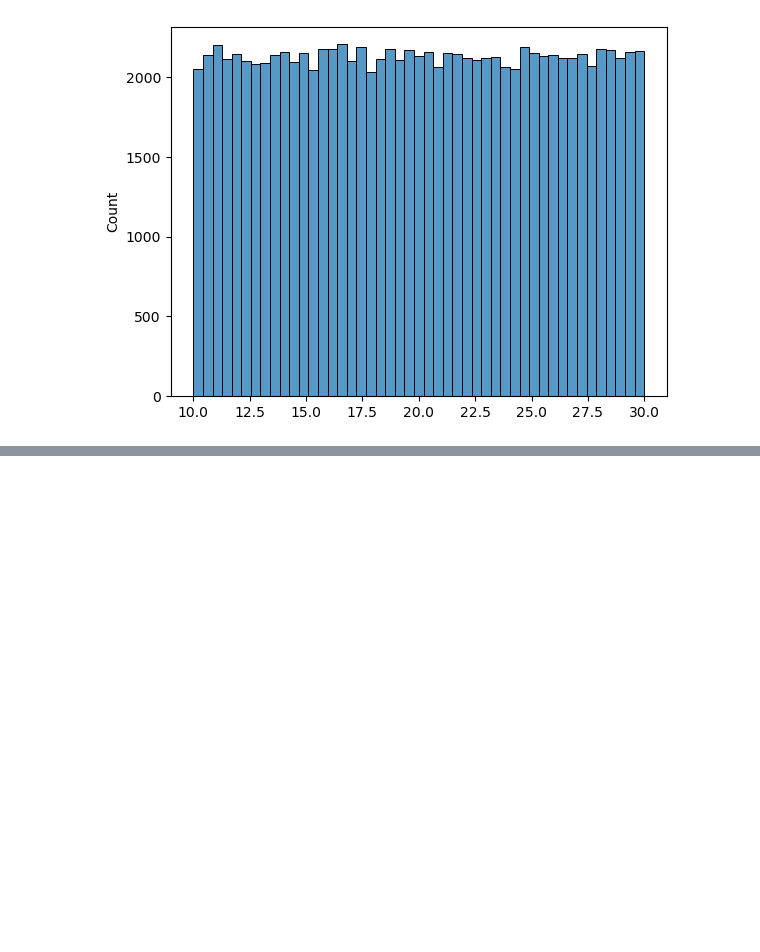
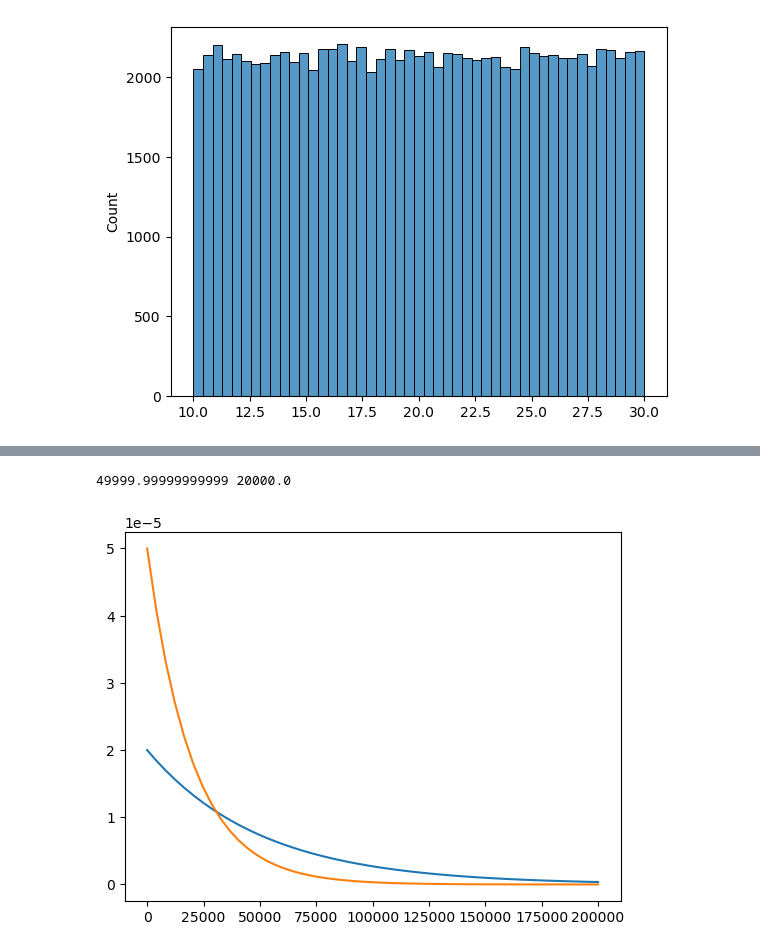
Before and after one commit to Abeermorshdy/Applied-Math, a Jupyter notebook: D4-stats.ipynb, the cells around one changed output, grey strips where cells are left out. Saved outputs shown, nothing was run; the diff lists cells and outputs as text; code cells hidden in the pictures; blank space fills up the shorter version.

```diff
--- a/D4-stats.ipynb
+++ b/D4-stats.ipynb
@@ -181,0 +186,18 @@ mean=  20.012004366212317 variance=  33.3561929736242
+# %%
+from scipy.stats import expon
+lambda_1 = 1/50000
+lambda_2 = 1/20000
+mean_1 = expon.stats(loc = 0, scale = 1/lambda_1 , moments = 'm')
+mean_2 = expon.stats(loc = 0, scale = 1/lambda_2 , moments = 'm')
+print(mean_1, mean_2)
+# %% [output]
+49999.99999999999 20000.0
+# %%
+x = np.linspace(0,200000)
+p_1 = expon.pdf(x,loc = 0, scale = 1/lambda_1)
+p_2 = expon.pdf(x,loc = 0, scale = 1/lambda_2)
+plt.plot(x,p_1)
+plt.plot(x,p_2)
+plt.show()
+# %% [output]
+[figure, added]
```
Also changed, not shown: parts of 16 cells of this notebook, 1 other file.
